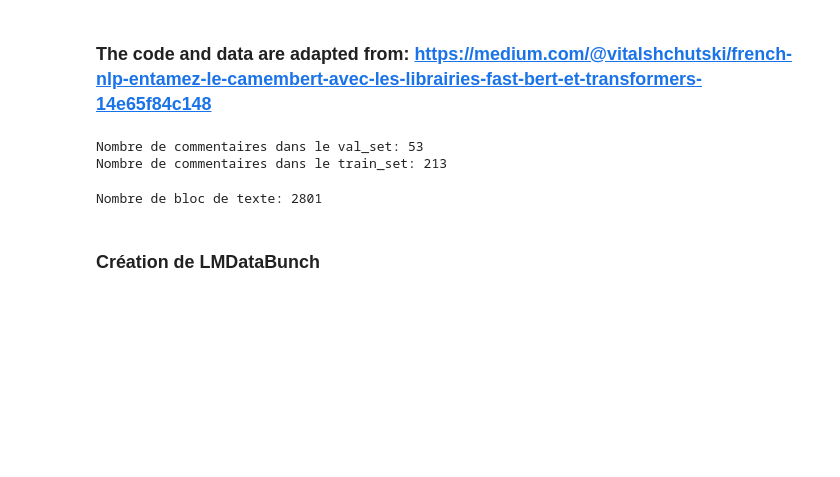
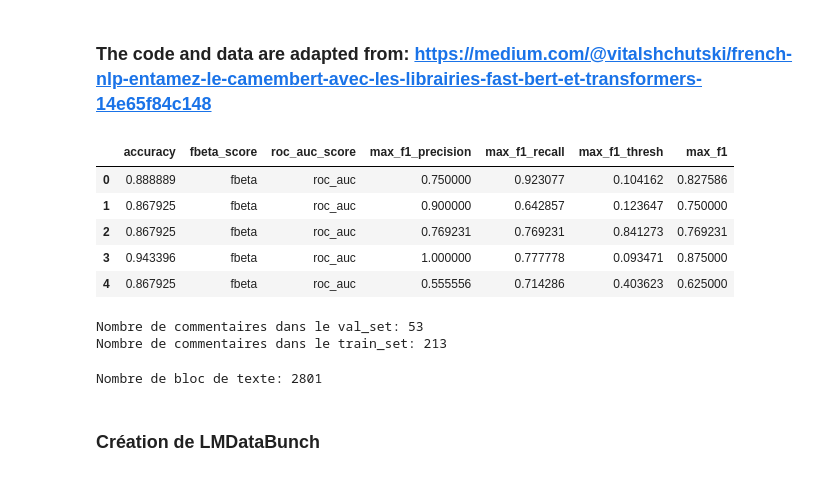
Before and after one commit to sufianj/fast-camembert, a Jupyter notebook: camembert_test_on_tweet_cls_gpu.ipynb, the cells around one changed output. Cells and saved outputs as stored; diff of their text form; code cells hidden in the pictures; blank space fills up the shorter version.

```diff
--- a/camembert_test_on_tweet_cls_gpu.ipynb
+++ b/camembert_test_on_tweet_cls_gpu.ipynb
@@ -42,15 +47,5 @@ LABEL_PATH = Path('./labels/')
 # %%
-df = pd.read_csv('./data/pyrale+maïs_tweets_2019-2020_labelled.csv')
+df_tweets = pd.read_csv('./data/pyrale+maïs_tweets_2019-2020_labelled.csv')
-# %%
-val_set = df.sample(frac=0.2, replace=False, random_state=42)
-train_set = df.drop(index = val_set.index)
-print('Nombre de commentaires dans le val_set:',len(val_set))
-print('Nombre de commentaires dans le train_set:', len(train_set))
-val_set.to_csv('./data/twt_val_set.csv')
-train_set.to_csv('./data/twt_train_set.csv')
-# %% [output]
-Nombre de commentaires dans le val_set: 53
-Nombre de commentaires dans le train_set: 213
 # %%
 labels = ['Observation']
 with open('./labels/twt_labels_1.txt', 'w') as f:
@@ -59,3 +147,24 @@ with open('./labels/twt_labels_1.txt', 'w') as f:
+# %%
+df_results = pd.DataFrame(results)
+# %%
+df_results
+# %% [output]
+|  | accuracy | fbeta_score | roc_auc_score | max_f1_precision | max_f1_recall | max_f1_thresh | max_f1 |
+| 0 | 0.888889 | fbeta | roc_auc | 0.750000 | 0.923077 | 0.104162 | 0.827586 |
+| 1 | 0.867925 | fbeta | roc_auc | 0.900000 | 0.642857 | 0.123647 | 0.750000 |
+| 2 | 0.867925 | fbeta | roc_auc | 0.769231 | 0.769231 | 0.841273 | 0.769231 |
+| 3 | 0.943396 | fbeta | roc_auc | 1.000000 | 0.777778 | 0.093471 | 0.875000 |
+| 4 | 0.867925 | fbeta | roc_auc | 0.555556 | 0.714286 | 0.403623 | 0.625000 |
+# %%
+val_set = df_tweets.sample(frac=0.2, replace=False, random_state=42)
+train_set =df_tweets.drop(index = val_set.index)
+print('Nombre de commentaires dans le val_set:',len(val_set))
+print('Nombre de commentaires dans le train_set:', len(train_set))
+val_set.to_csv('./data/twt_val_set.csv')
+train_set.to_csv('./data/twt_train_set.csv')
+# %% [output]
+Nombre de commentaires dans le val_set: 53
+Nombre de commentaires dans le train_set: 213
 # %%
 #df_texts = pd.read_csv('./data/raw_xml_bsv_0-200.csv')
 df_texts = pd.read_csv('./data/bsv_chunk256_raw_1001-1200.csv')
```
Also changed, not shown: parts of 13 cells of this notebook, 1 other file.
